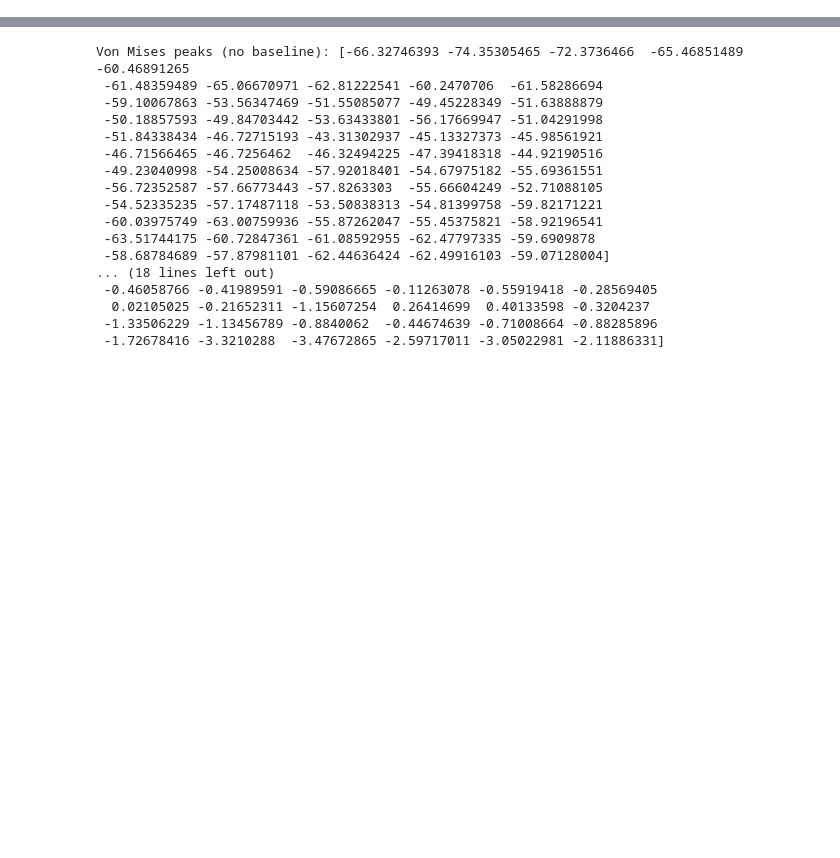
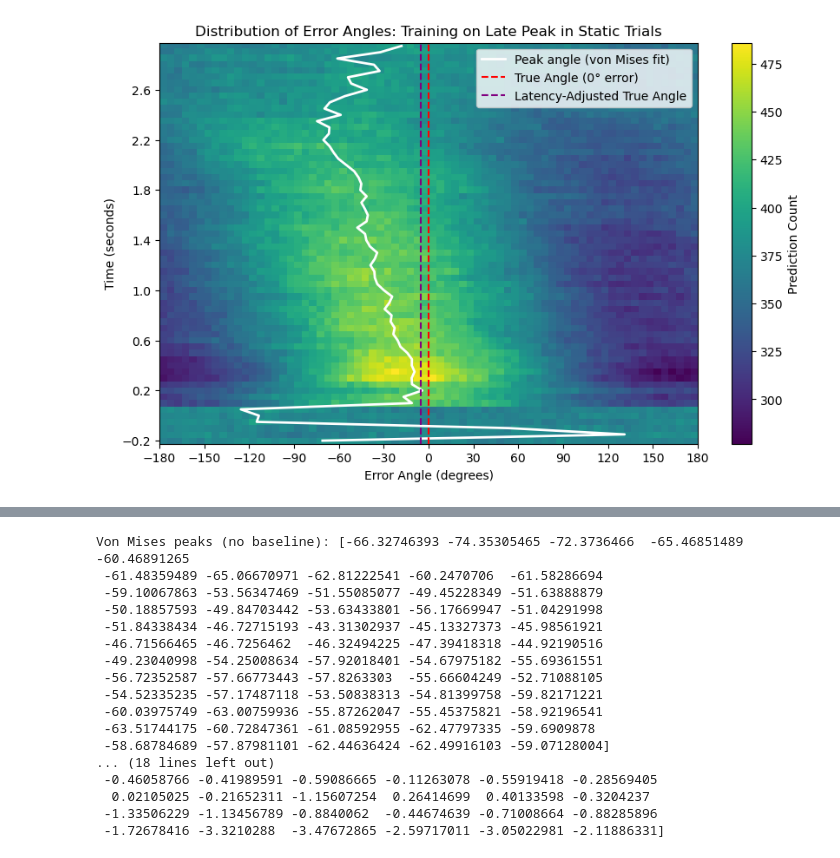
Before and after one commit to sebmonte/Orientation-Imagery, a Jupyter notebook: AnalysisScripts/Step4-Regression/Step4BRegressionAnalysis.ipynb, the cells around one changed output, grey strips where cells are left out. Saved outputs shown, nothing was run; the diff lists cells and outputs as text; code cells hidden in the pictures; blank space fills up the shorter version.

```diff
--- a/AnalysisScripts/Step4-Regression/Step4BRegressionAnalysis.ipynb
+++ b/AnalysisScripts/Step4-Regression/Step4BRegressionAnalysis.ipynb
@@ -62,0 +62,65 @@ Reading /Users/sm6511/Desktop/NIH_Experiment/Bids/derivatives/preprocessed/sub-S
+# %%
+from scipy.stats import vonmises
+import numpy as np
+import matplotlib.pyplot as plt
+
+# Step 1: Get all timepoints for miniepochs
+all_timepoints = subject_data[subjects[0]]['epochs_mini']['timepoints'].unique()
+all_timepoints = np.sort(all_timepoints)
+num_timepoints = len(all_timepoints)
+num_subjects = len(subject_data)
+angle_error = np.arange(-180, 185, 5)
+# Convert timepoints to seconds (50 ms per timepoint)
+all_timepoints_sec = all_timepoints * 0.05
+
+# Step 2: Create matrix
+hist_matrix = np.zeros((num_timepoints, len(angle_error) - 1))
+peak_angles = np.zeros(num_timepoints)  # Second array to store peak angle at every timepoint as determined by von mises fit
+
+# Step 3: Loop through timepoints and collect errors/peak angle at that timepoint
+for idx, tp in enumerate(all_timepoints):
+    all_angles = []
+
+    for subj in subject_data.keys():
+        s_errors = subject_data[subj]["errors"]
+        trialmat = subject_data[subj]["epochs_mini"]
+
+        time_idx = trialmat[trialmat.timepoints == tp].index.to_numpy()
+        toplot = s_errors[time_idx, :].flatten()
+        all_angles.extend(toplot)
+
+    all_angles = np.deg2rad(all_angles)  # convert to radians for von Mises
+
+    # Histogram for the heatmap
+    counts, _ = np.histogram(np.rad2deg(all_angles), bins=angle_error)
+    hist_matrix[idx, :] = counts / num_subjects
+
+    # Fit von Mises to get mean direction (peak angle)
+    try:
+        kappa, loc, scale = vonmises.fit(all_angles, fscale=1)
+        peak_angles[idx] = np.rad2deg(loc)  # convert back to degrees
+    except Exception as e:
+        print(f"Fit failed at timepoint {tp}: {e}")
+        peak_angles[idx] = np.nan
+
+# Step 4: Plot
+plt.figure(figsize=(10, 6))
+plt.imshow(hist_matrix, aspect="auto", cmap="viridis",
+           extent=[-180, 180, all_timepoints_sec[0] - 0.025, all_timepoints_sec[-1] + 0.025],
+           origin="lower")
+
+plt.plot(peak_angles, all_timepoints_sec, color='white', linewidth=2, label="Peak angle (von Mises fit)")
+plt.axvline(0, color='red', linestyle='--', label="True Angle (0° error)")
+plt.axvline(-5.35, color='purple', linestyle='--', label="Latency-Adjusted True Angle")
+
+plt.colorbar(label="Prediction Count")
+plt.xlabel("Error Angle (degrees)")
+plt.ylabel("Time (seconds)")
+plt.title("Distribution of Error Angles: Training on Early Peak in Static Trials" if Peak == 0 else "Distribution of Error Angles: Training on Late Peak in Static Trials")
+
+plt.xticks(np.arange(-180, 181, 30))
+plt.yticks(all_timepoints_sec[::8])  # fewer ticks
+plt.legend()
+plt.show()
+# %% [output]
+[figure, added]
```
Also changed, not shown: parts of 7 cells of this notebook, 2 other files.
